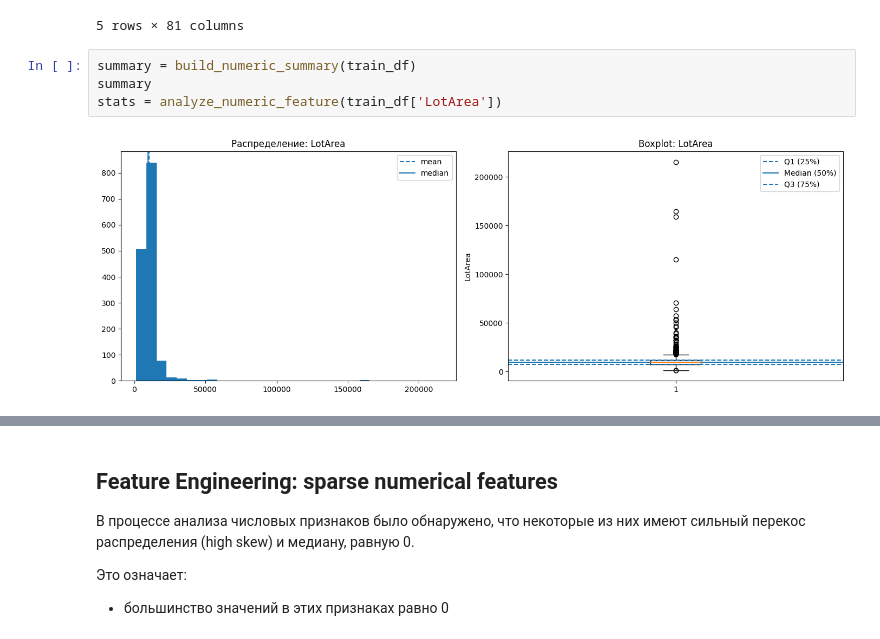
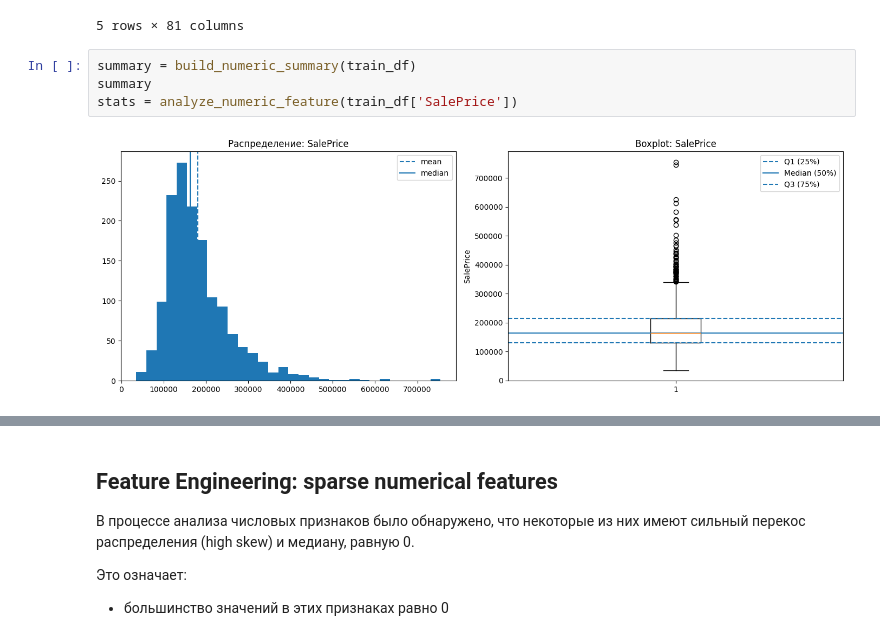
Before and after one commit to SusanWay/House-Prices, a Jupyter notebook: notebooks/EDA/01.ipynb, the cells around one changed output, grey strips where cells are left out. Cells and saved outputs as stored; diff of their text form.

```diff
--- a/notebooks/EDA/01.ipynb
+++ b/notebooks/EDA/01.ipynb
@@ -22,6 +22,6 @@ train_df.head()
 # %%
 summary = build_numeric_summary(train_df)
 summary
-stats = analyze_numeric_feature(train_df['LotArea'])
+stats = analyze_numeric_feature(train_df['SalePrice'])
 # %% [output]
-[figure, old version]
+[figure, new version]
```
Also changed, not shown: parts of 1 cell of this notebook, 5 other files.
